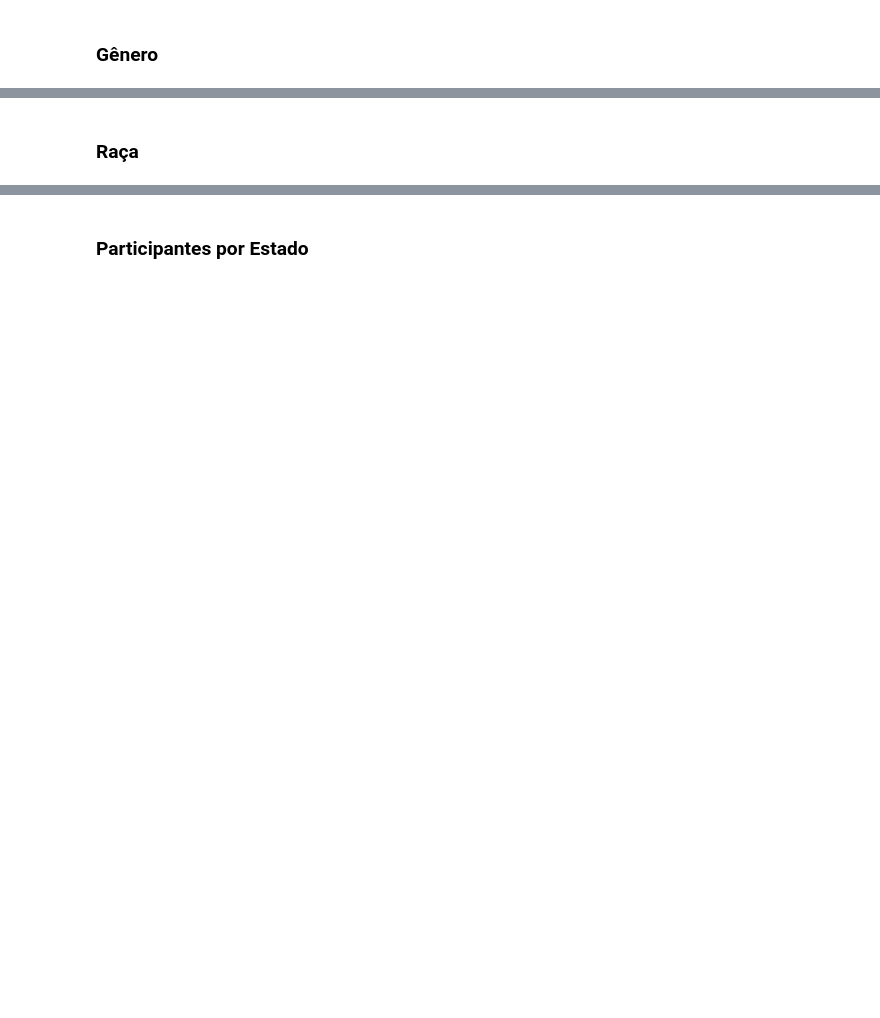
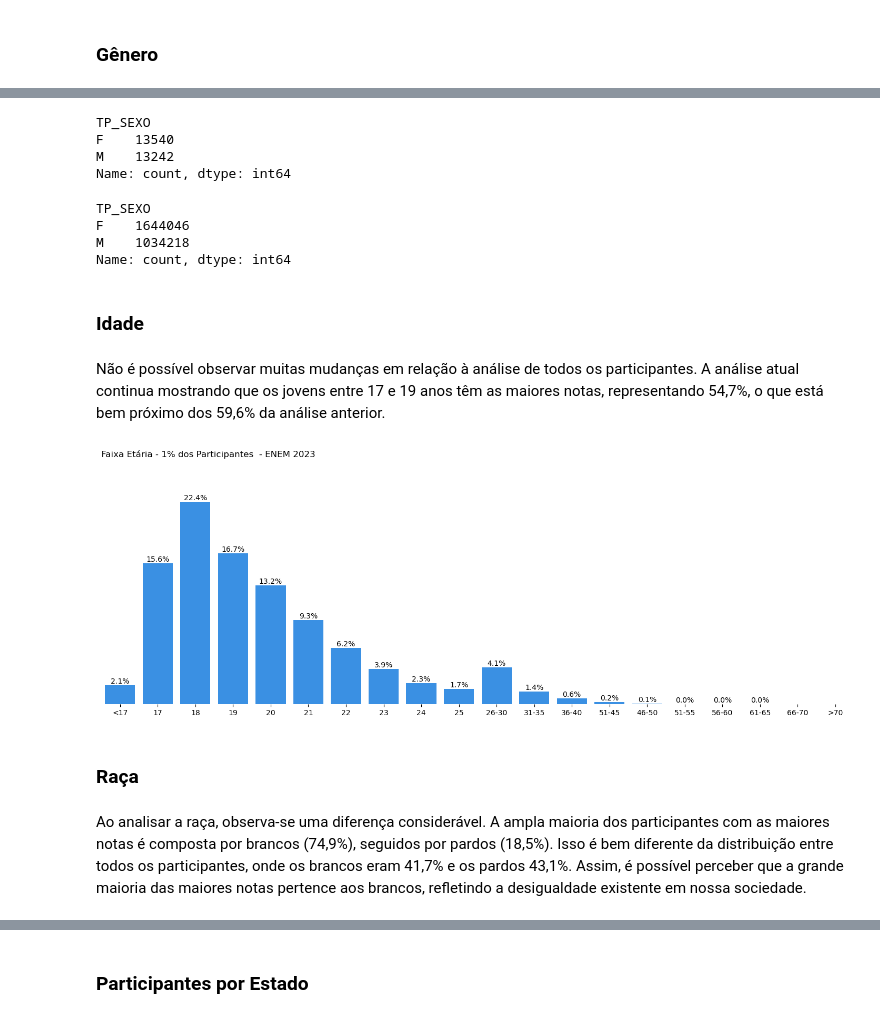
Before and after one commit to gabrielzerraa/EDA-ENEM_2023, a Jupyter notebook: ENEM 2023.ipynb, the cells around one changed output, grey strips where cells are left out. Saved outputs shown, nothing was run; the diff lists cells and outputs as text; code cells hidden in the pictures; blank space fills up the shorter version.

```diff
--- a/ENEM 2023.ipynb
+++ b/ENEM 2023.ipynb
@@ -915,5 +827,62 @@ plt.show()
+# %%
+df2['TP_SEXO'].value_counts()
+# %% [output]
+TP_SEXO
+F    13540
+M    13242
+Name: count, dtype: int64
+# %%
+df['TP_SEXO'].value_counts()
+# %% [output]
+TP_SEXO
+F    1644046
+M    1034218
+Name: count, dtype: int64
+# %% [markdown]
+### Idade
+# %% [markdown]
+
+Não é possível observar muitas mudanças em relação à análise de todos os participantes. A análise atual continua mostrando que os jovens entre 17 e 19 anos têm as maiores notas, representando 54,7%, o que está bem próximo dos 59,6% da análise anterior.
+# %%
+# Tamanho do Gráfico
+plt.figure(figsize=(18,6))
+
+ax = sns.countplot(df2, x="TP_FAIXA_ETARIA", color='#1e90ff')
+#palette='Greys'
+
+# Adicionar Titulo
+ax.set_title('Faixa Etária - 1% dos Participantes  - ENEM 2023', loc='left', fontsize=12)
+
+# Remover os Eixos
+ax.set_xlabel('')
+ax.set_ylabel('')
+
+# Remover Gird
+ax.spines[['right', 'left', 'top', 'bottom']].set_visible(False)
+
+# Legendas
+plt.yticks([])
+plt.xticks([0, 1, 2, 3, 4, 5, 6, 7, 8, 9, 10, 11, 12, 13, 14, 15, 16, 17, 18, 19],
+['<17', '17', '18', '19', '20', '21', '22', '23', '24', '25', '26-30', '31-35', '36-40', '51-45', '46-50', '51-55', '56-60', '61-65', '66-70', '>70'])
+
+# Total
+total = df2['TP_FAIXA_ETARIA'].count()
+
+# Adicionar anotações nas barras
+ax.bar_label(ax.containers[0], fmt=lambda x: f'{(x/total)*100:0.1f}%')
+
+# Adicionar margens
+ax.margins(y=0.2)
+
+# Visualizar o gráfico
+plt.show()
+# %% [output]
+[figure, added]
 # %% [markdown]
 ### Raça
+# %% [markdown]
+
+Ao analisar a raça, observa-se uma diferença considerável. A ampla maioria dos participantes com as maiores notas é composta por brancos (74,9%), seguidos por pardos (18,5%). Isso é bem diferente da distribuição entre todos os participantes, onde os brancos eram 41,7% e os pardos 43,1%. Assim, é possível perceber que a grande maioria das maiores notas pertence aos brancos, refletindo a desigualdade existente em nossa sociedade.
 # %%
 # Tamanho do Gráfico
 plt.figure(figsize=(9,6))
```
Also changed, not shown: parts of 49 cells of this notebook.
